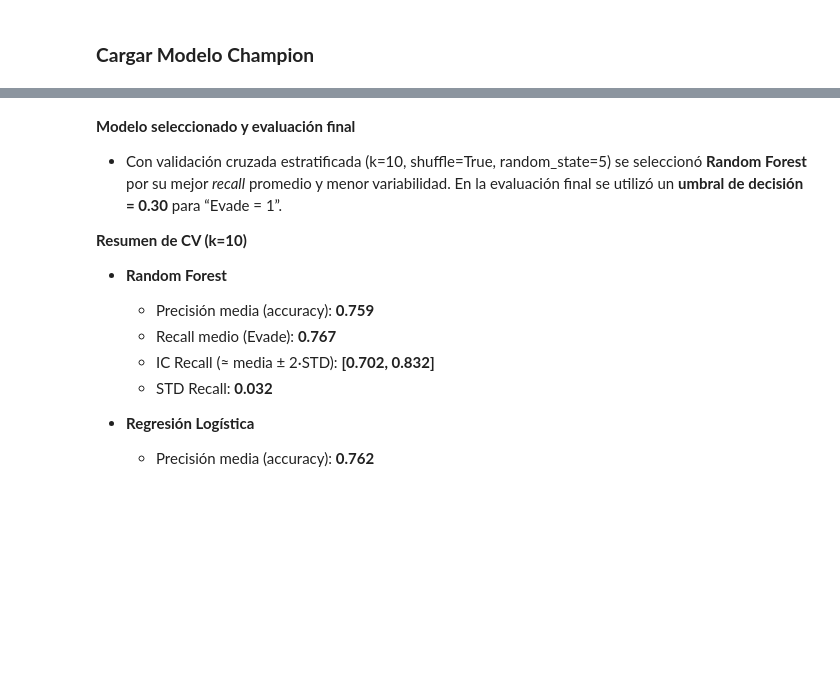
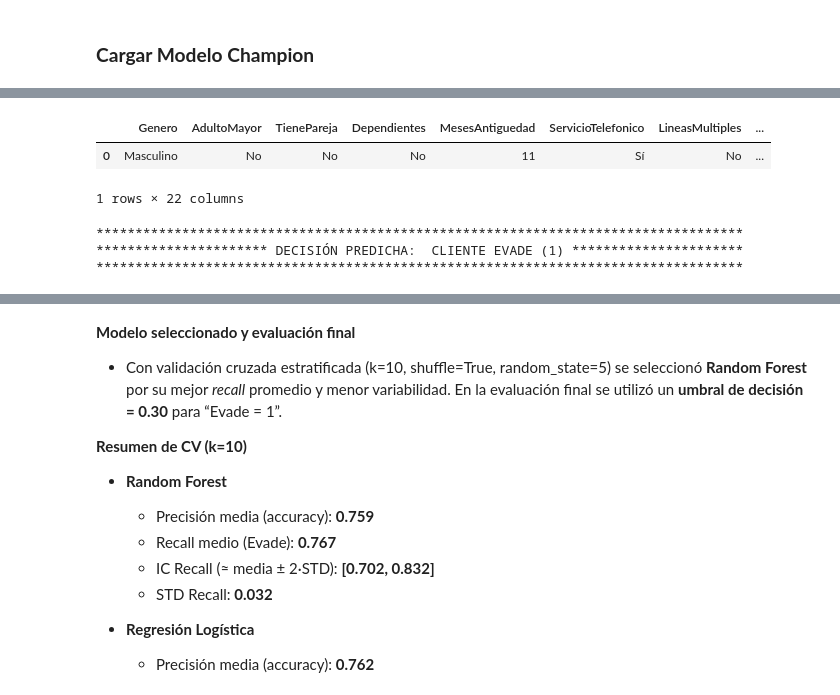
Before and after one commit to DanielRaiicHu/telecom_x_2, a Jupyter notebook: telecom_x_2.ipynb, the cells around one changed output, grey strips where cells are left out. Saved outputs shown, nothing was run; the diff lists cells and outputs as text; code cells hidden in the pictures; blank space fills up the shorter version.

```diff
--- a/telecom_x_2.ipynb
+++ b/telecom_x_2.ipynb
@@ -1844,0 +1797,9 @@ else:
+# %%
+predecir_nuevo_registro(nuevo_registro)
+# %% [output]
+|  | Genero | AdultoMayor | TienePareja | Dependientes | MesesAntiguedad | ServicioTelefonico | LineasMultiples | ... |
+| 0 | Masculino | No | No | No | 11 | Sí | No | ... |
+1 rows × 22 columns
+***********************************************************************************
+********************** DECISIÓN PREDICHA:  CLIENTE EVADE (1) **********************
+***********************************************************************************
```
Also changed, not shown: parts of 17 cells of this notebook.
